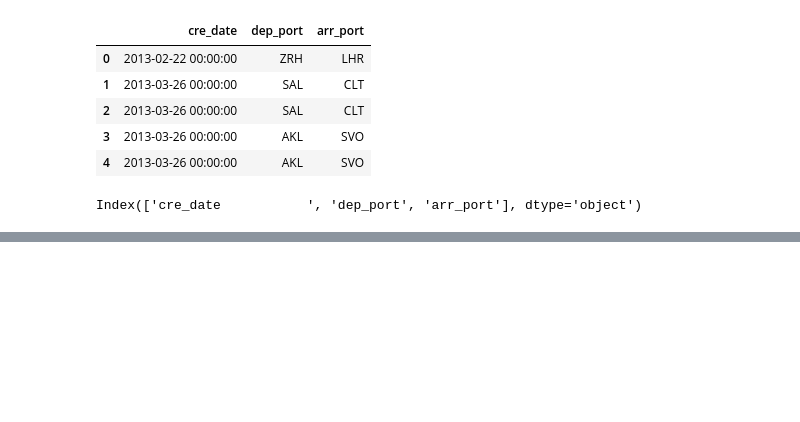
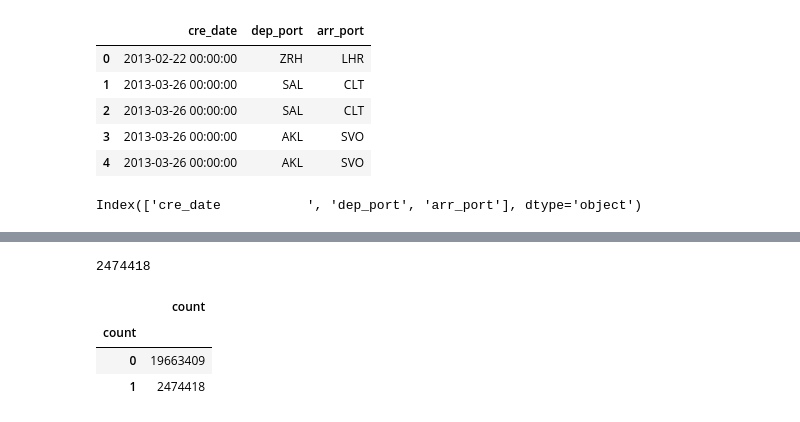
Before and after one commit to albertodiazr/ClasesMaster, a Jupyter notebook: Python/08-DS_Challenge.ipynb, the cells around one changed output, grey strips where cells are left out. Saved outputs shown, nothing was run; the diff lists cells and outputs as text; code cells hidden in the pictures; blank space fills up the shorter version.

```diff
--- a/Python/08-DS_Challenge.ipynb
+++ b/Python/08-DS_Challenge.ipynb
@@ -561,3 +619,0 @@ bookings_filtered.shape
-# %%
-bookings_filtered['cre_date'] = pd.to_datetime(bookings_filtered['cre_date'], errors = 'coerce')
-bookings_filtered.head()
@@ -588,0 +653,24 @@ memory usage: 15.3 MB
+# %%
+size = 1000000
+
+df_chunk = pd.read_csv('searches.csv.bz2', compression = 'bz2', sep = '^', chunksize = size,
+                      low_memory = False, dtype = str)
+
+merged = pd.DataFrame()
+chunk_merged = pd.DataFrame()
+
+for i, chunk in enumerate(df_chunk):
+    print(i, len(merged))
+    chunk['Date'] = pd.to_datetime(chunk['Date'], errors = 'coerce')
+    chunk['Date'] = chunk['Date'].astype('str')
+    chunk['Origin'] = chunk['Origin'].astype('str').str.strip().str.upper()
+    chunk['Destination'] = chunk['Destination'].astype('str').str.strip().str.upper()
+    chunk_merged = chunk.merge(bookings_filtered, how = 'left',
+                               left_on = ('Date', 'Origin', 'Destination'),
+                               right_on = ('cre_date', 'dep_port', 'arr_port'))
+
+    chunk_merged['count'] = chunk_merged['count'].replace(np.nan, 0).astype('int')
+
+    merged = merged.append(chunk_merged)
+
+merged.head()
@@ -588,0 +702,3 @@ memory usage: 15.3 MB
+# %%
+result = merged.drop(['cre_date', 'dep_port', 'arr_port'], axis = 1)
+result.head()
@@ -588,0 +713,11 @@ memory usage: 15.3 MB
+# %%
+result['count'].sum()
+# %% [output]
+2474418
+# %%
+result.groupby(['count'])[['count']].count()
+# %% [output]
+|  | count |
+| count |  |
+| 0 | 19663409 |
+| 1 | 2474418 |
```
Also changed, not shown: parts of 26 cells of this notebook.
